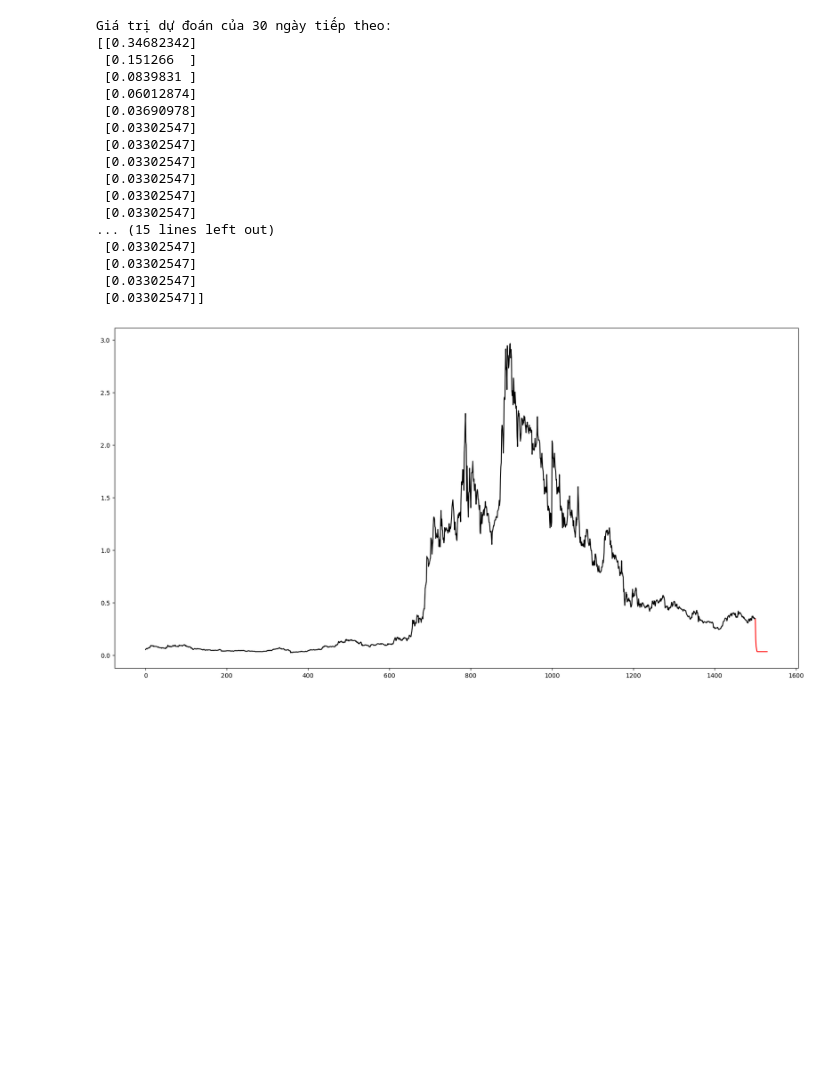
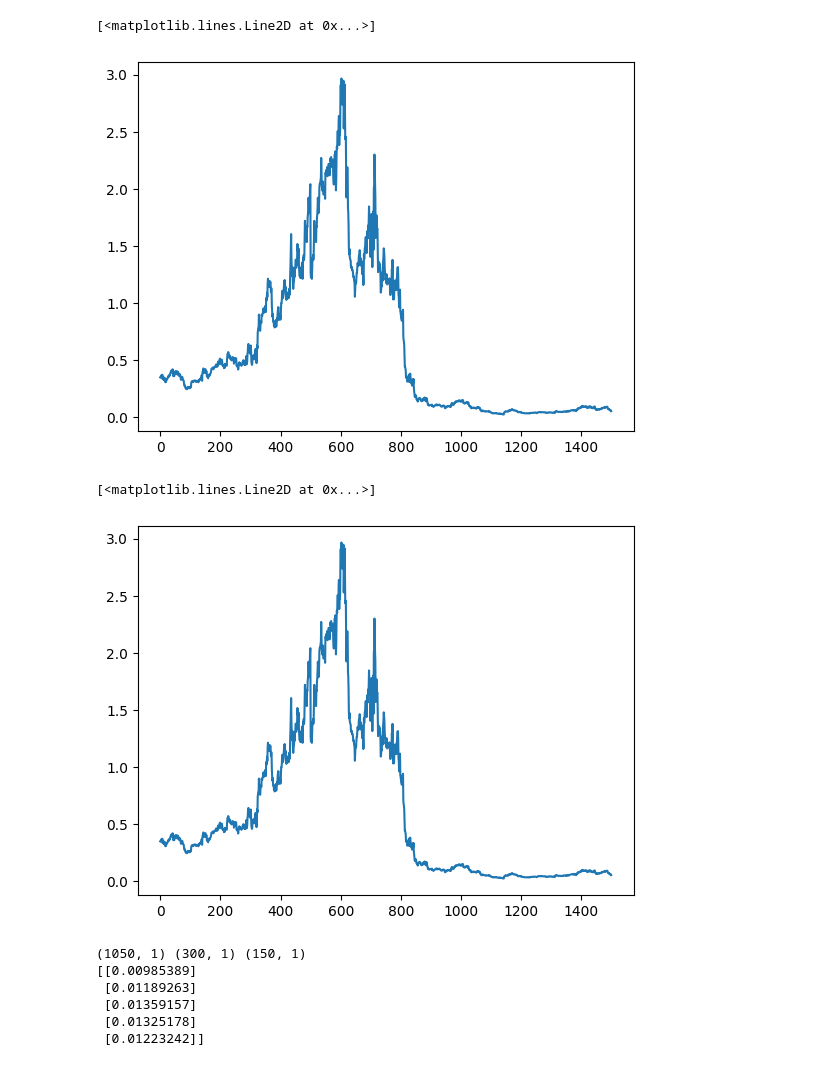
Before and after one commit to hoapham2k2/IS403.N21.HTTT_Nhom6, a Jupyter notebook: rnn.ipynb, the cells around one changed output. Drawn from its saved outputs; the diff is of its cells as text; code cells hidden in the pictures; blank space fills up the shorter version.

```diff
--- a/rnn.ipynb
+++ b/rnn.ipynb
@@ -275,33 +0,0 @@ next_30_days = scaler.inverse_transform(np.array(next_30_days).reshape(-1, 1))
-# %%
-#in ra giá trị dự đoán của 30 ngày tiếp theo
-print('Giá trị dự đoán của 30 ngày tiếp theo:')
-print(next_30_days)
-# %% [output]
-Giá trị dự đoán của 30 ngày tiếp theo:
-[[0.34682342]
- [0.151266  ]
- [0.0839831 ]
- [0.06012874]
- [0.03690978]
- [0.03302547]
- [0.03302547]
- [0.03302547]
- [0.03302547]
- [0.03302547]
- [0.03302547]
-... (15 lines left out)
- [0.03302547]
- [0.03302547]
- [0.03302547]
- [0.03302547]]
-# %%
-# Tạo mảng index tương ứng với các ngày
-days = np.array(range(len(df), len(df) + len(next_30_days)))
-
-# Vẽ biểu đồ
-plt.figure(figsize=(20,10))
-plt.plot(days, next_30_days, c='r', label='Next 30 days')
-plt.plot(df, c='black', label='Real data')
-plt.show()
-# %% [output]
-[figure, removed]
@@ -307,0 +13,9 @@ plt.show()
+# %%
+# 2. Đọc file csv và gắng index với giá Close
+df = pd.read_excel('../../Dataset/ADAUSDT.xlsx')
+df1=df.reset_index()['Close']
+
+plt.plot(df1)
+# %% [output]
+[<matplotlib.lines.Line2D at 0x...>]
+[figure, added]
@@ -307,0 +26,5 @@ plt.show()
+# %%
+plt.plot(df1)
+# %% [output]
+[<matplotlib.lines.Line2D at 0x...>]
+[figure, added]
@@ -307,0 +44,13 @@ plt.show()
+# %%
+#in shape của từng tập dư liệu
+print(train_data.shape, test_data.shape, val_data.shape)
+
+#in head
+print(df1[:5])
+# %% [output]
+(1050, 1) (300, 1) (150, 1)
+[[0.00985389]
+ [0.01189263]
+ [0.01359157]
+ [0.01325178]
+ [0.01223242]]
```
Also changed, not shown: parts of 38 cells of this notebook, 11 other files.
